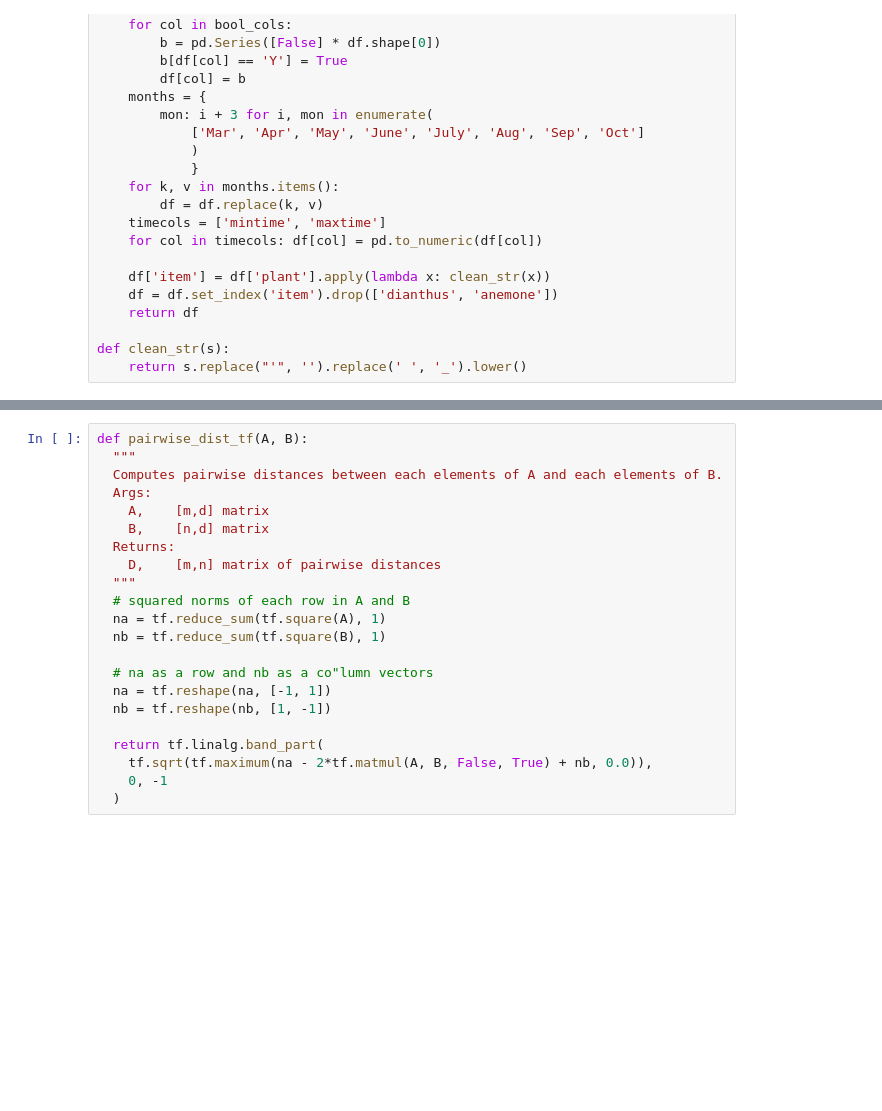
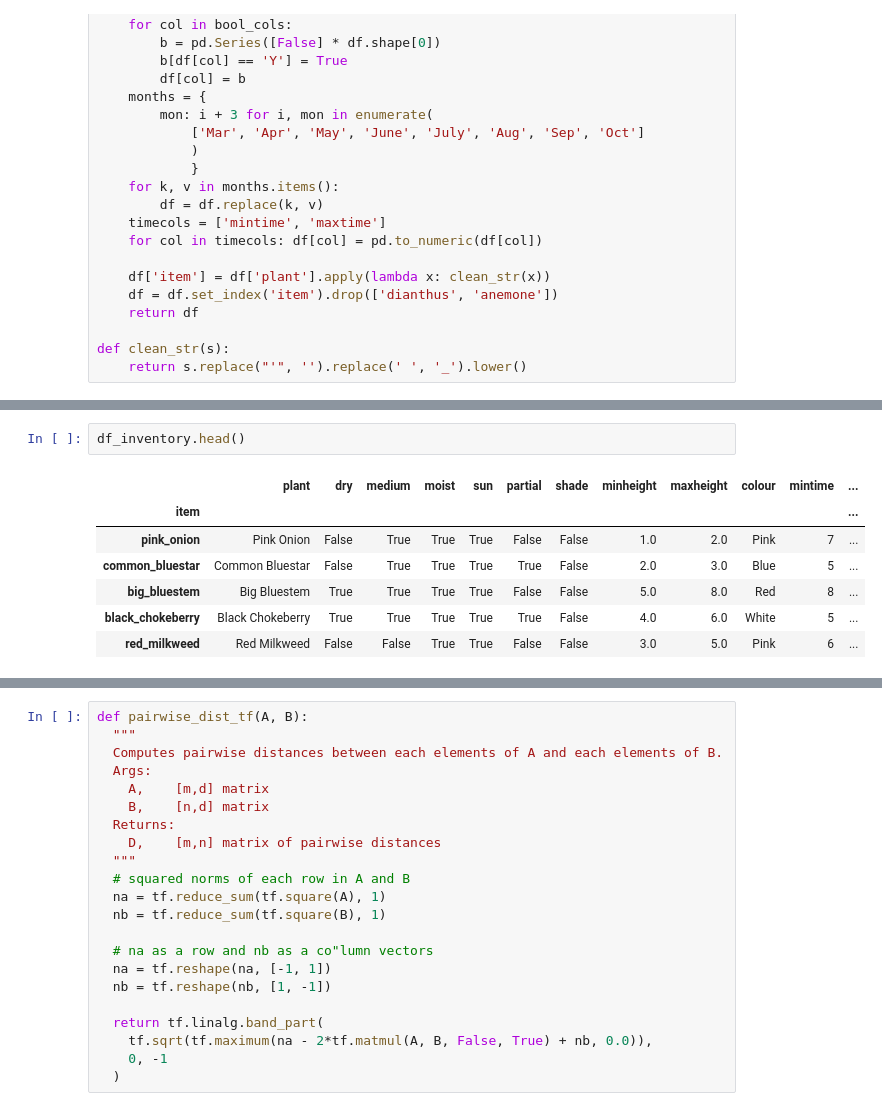
Before and after one commit to EHopper/garden_planner, a Jupyter notebook: garden_plan_tf.ipynb, the cells around one changed output, grey strips where cells are left out. Drawn from its saved outputs; the diff is of its cells as text; blank space fills up the shorter version.

```diff
--- a/garden_plan_tf.ipynb
+++ b/garden_plan_tf.ipynb
@@ -176,6 +177,16 @@ def make_animation(pics_dir):
     imageio.mimwrite(f'{pics_dir}_animation.gif', ims)
     for i in images: os.remove(i)
     os.rmdir(pics_dir)
+# %%
+df_inventory.head()
+# %% [output]
+|  | plant | dry | medium | moist | sun | partial | shade | minheight | maxheight | colour | mintime | ... |
+| item |  |  |  |  |  |  |  |  |  |  |  | ... |
+| pink_onion | Pink Onion | False | True | True | True | False | False | 1.0 | 2.0 | Pink | 7 | ... |
+| common_bluestar | Common Bluestar | False | True | True | True | True | False | 2.0 | 3.0 | Blue | 5 | ... |
+| big_bluestem | Big Bluestem | True | True | True | True | False | False | 5.0 | 8.0 | Red | 8 | ... |
+| black_chokeberry | Black Chokeberry | True | True | True | True | True | False | 4.0 | 6.0 | White | 5 | ... |
+| red_milkweed | Red Milkweed | False | False | True | True | False | False | 3.0 | 5.0 | Pink | 6 | ... |
 # %%
 def pick_random_spot(dims, buffer):
     scale = 1
```
Also changed, not shown: parts of 8 cells of this notebook.
